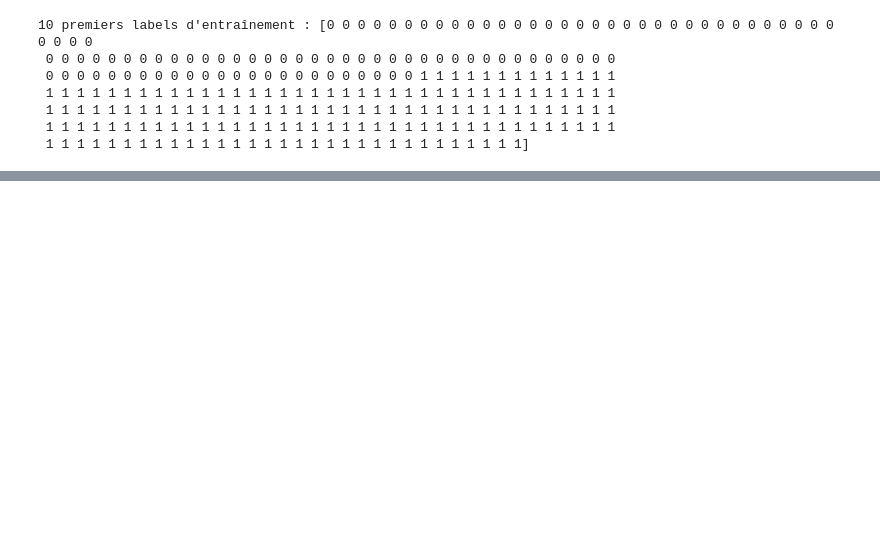
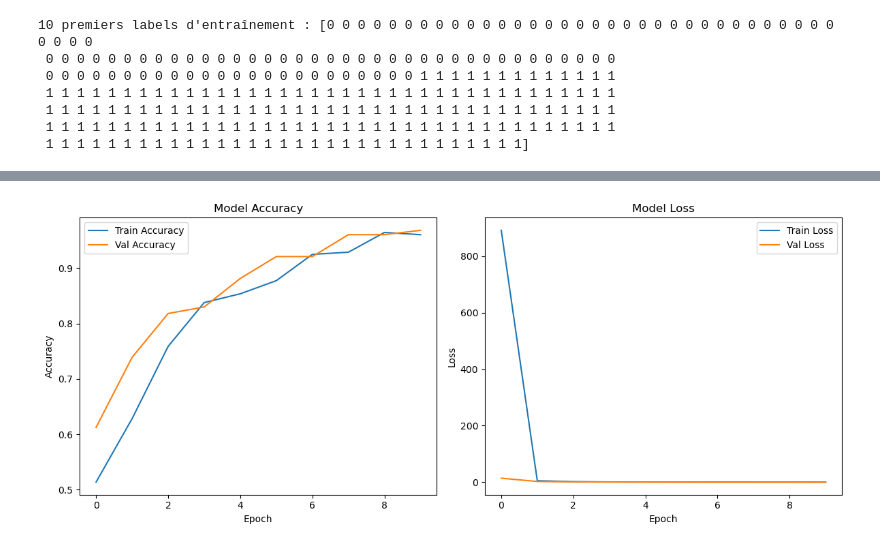
Before and after one commit to Niamke/Brain_MRI_Images_for_Brain_Tumor_Detection, a Jupyter notebook: Brain_Tumor_Detection.ipynb, the cells around one changed output, grey strips where cells are left out. Cells and saved outputs as stored; diff of their text form; code cells hidden in the pictures; blank space fills up the shorter version.

Commit message:
Mise en oeuvre du modele sequentiel

```diff
--- a/Brain_Tumor_Detection.ipynb
+++ b/Brain_Tumor_Detection.ipynb
@@ -125,0 +150,16 @@ plt.show()
+# %%
+
+(train_images, train_labels), (test_images, test_labels) = dataImage
+
+model = tf.keras.Sequential([
+    tf.keras.layers.Conv2D(32, (3, 3), activation='relu', input_shape=(224, 224, 3)),
+    tf.keras.layers.MaxPooling2D(pool_size=(2, 2)),
+    tf.keras.layers.Conv2D(64, (3, 3), activation='relu'),
+    tf.keras.layers.MaxPooling2D(pool_size=(2, 2)),
+    tf.keras.layers.Flatten(),
+    tf.keras.layers.Dense(64, activation='relu'),
+    tf.keras.layers.Dense(1, activation='sigmoid')
+])
+
+model.compile(optimizer='adam', loss='binary_crossentropy', metrics=['accuracy'])
+history = model.fit(train_images, train_labels, epochs=10, batch_size=32, validation_data=(test_images, test_labels))
@@ -125,0 +187,18 @@ plt.show()
+# %%
+fig, (ax1, ax2) = plt.subplots(1, 2, figsize=(12, 5))
+ax1.plot(history.history['accuracy'], label='Train Accuracy')
+ax1.plot(history.history['val_accuracy'], label='Val Accuracy')
+ax1.set_title('Model Accuracy')
+ax1.set_xlabel('Epoch')
+ax1.set_ylabel('Accuracy')
+ax1.legend()
+ax2.plot(history.history['loss'], label='Train Loss')
+ax2.plot(history.history['val_loss'], label='Val Loss')
+ax2.set_title('Model Loss')
+ax2.set_xlabel('Epoch')
+ax2.set_ylabel('Loss')
+ax2.legend()
+plt.tight_layout()
+plt.show()
+# %% [output]
+[figure, added]
```
Also changed, not shown: parts of 7 cells of this notebook, 1 other file.
